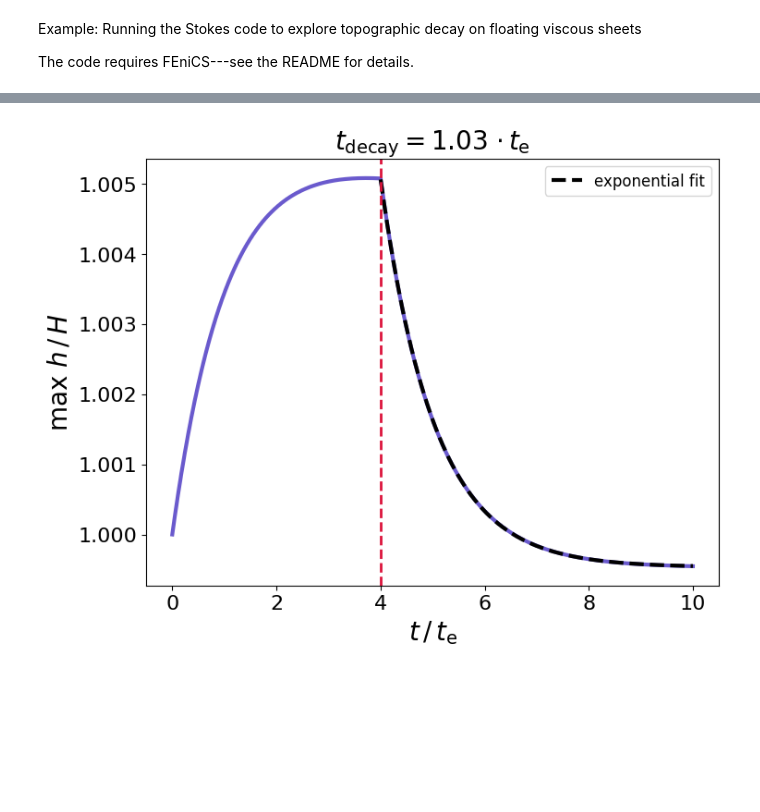
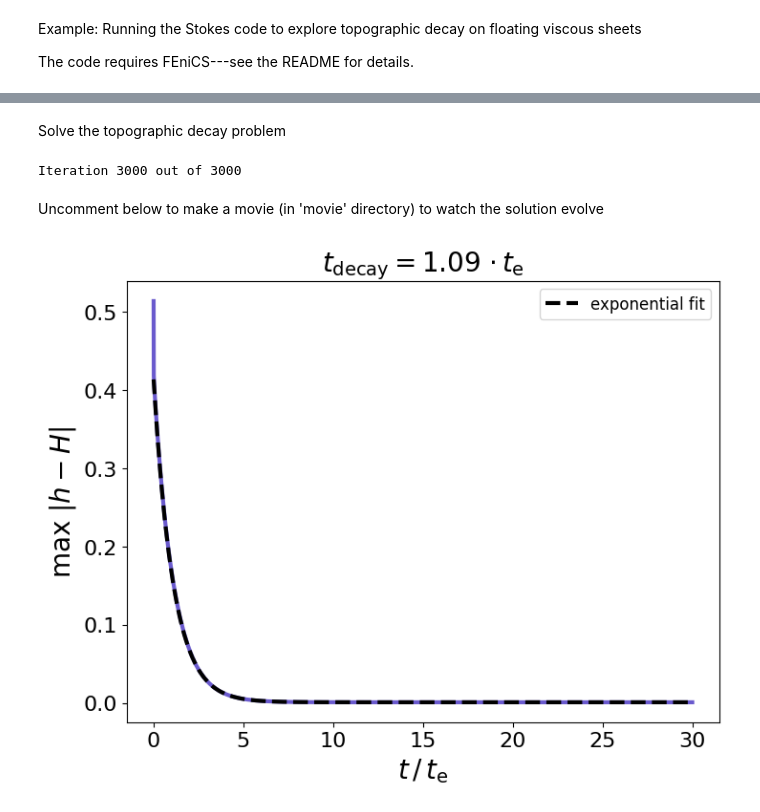
Before and after one commit to agstub/topo-decay, a Jupyter notebook: notebooks/example.ipynb, the cells around one changed output, grey strips where cells are left out. Drawn from its saved outputs; the diff is of its cells as text; code cells hidden in the pictures; blank space fills up the shorter version.

```diff
--- a/notebooks/example.ipynb
+++ b/notebooks/example.ipynb
@@ -27,5 +21,0 @@ Solve problem with small melt rate:
-# %%
-a = lambda x,t: smb_h(x,t,m0,lamda)
-m = lambda x,t: smb_s(x,t,m0,lamda)
-
-h,s,x = solve(a,m)
@@ -35,0 +46,5 @@ t = np.linspace(0,t_f, nt)
+# %%
+# # sinusoidal anomaly for perturbing domain
+lamda = 1e1*H                      # wavelength
+k = (2*np.pi/lamda)                 # wavenumber
+perturb = lambda x: 5*cos(k*x)      # surface perturbation
@@ -36 +98,10 @@ t = np.linspace(0,t_f, nt)
+# %% [markdown]
+Solve the topographic decay problem
+# %%
+# solve the problem
+h,s,x = solve(domain,t)
+# %% [output]
+Iteration 3000 out of 3000
+# %% [markdown]
+Uncomment below to make a movie (in 'movie' directory) to watch the solution evolve
 # %%
@@ -73,17 +139,20 @@ a,b,c = popt
 # %%
+# define maximum anomaly over time
+h_max = np.max(np.abs(h-H)/H,axis=0)
+
+t_decay,h_pred = get_decay_rate(h_max,t)
+
 %matplotlib inline
 plt.figure(figsize=(8,6))
-plt.title(r'$t_\mathrm{decay}=$'+'{:.2f}'.format(1/b)+r' $\cdot \,t_\mathrm{e}$' ,fontsize=20)
-plt.plot(t/t_e,h_max,color='slateblue',linewidth=3)
-plt.plot(x_data+t_0/t_e,func(x_data, a, b, c),color='k',linestyle='--',linewidth=3,label=r'exponential fit')
+plt.title(r'$t_\mathrm{decay}=$'+'{:.2f}'.format(t_decay)+r' $\cdot \,t_\mathrm{e}$' ,fontsize=20)
+plt.plot(t/t_e,h_max*H,'-',color='slateblue',linewidth=3)
+plt.plot(t/t_e,h_pred(t/t_e)*H,color='k',linestyle='--',linewidth=3,label=r'exponential fit')
 plt.xticks(fontsize=16)
 plt.yticks(fontsize=16)
 plt.xlabel(r'$t\,/\,t_\mathrm{e}$',fontsize=20)
-plt.ylabel(r'max $h\,/\,H$',fontsize=20)
-plt.axvline(x=t_0/t_e,linestyle='--',color='crimson',linewidth=2)
-plt.annotate(xy=(t_0/t_e-1,0.0),text=r'turn off melt', fontsize=16,color='crimson',bbox=dict(facecolor='w', edgecolor='k', boxstyle='round'))
+plt.ylabel(r'max $|h-H|$',fontsize=20)
 plt.legend(fontsize=12)
 plt.show()
 plt.close()
 # %% [output]
-[figure, old version]
+[figure, new version]
```
Also changed, not shown: parts of 15 cells of this notebook, 10 other files.
